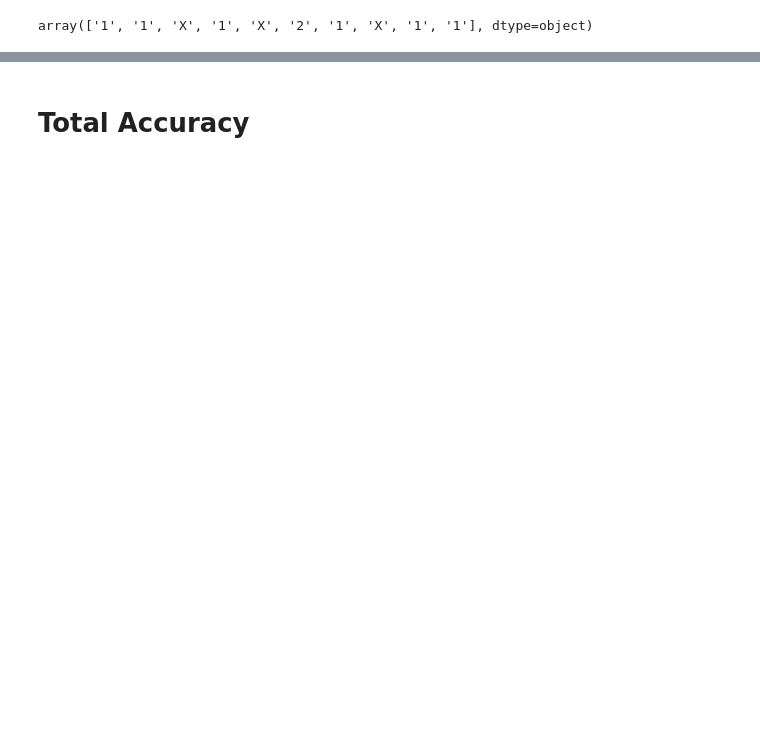
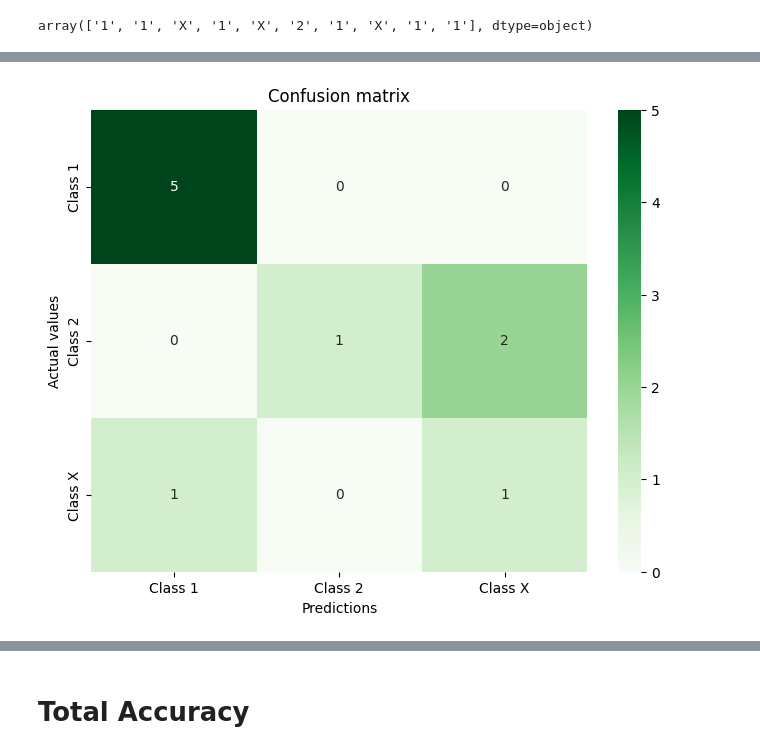
Before and after one commit to mariajinxue/la-quiniela, a Jupyter notebook: analysis/ModelAnalysis2.ipynb, the cells around one changed output, grey strips where cells are left out. Saved outputs shown, nothing was run; the diff lists cells and outputs as text; code cells hidden in the pictures; blank space fills up the shorter version.

```diff
--- a/analysis/ModelAnalysis2.ipynb
+++ b/analysis/ModelAnalysis2.ipynb
@@ -144,23 +146,23 @@ def merge_and_clean_visitor(df, df_teams):
 Finally, the last two functions create the dataframes we need to train and test our model.
 # %%
 def df_train(seasons):
-    df_teams = load_historical_data_clasification(seasons)
-    df_games = load_historical_data_laliga(seasons)
-    df_teams.dropna(subset="rank", inplace=True)
-    df_games = add_result(df_games)
+    classification = load_historical_data_classification(seasons)
+    matches = load_historical_data_laliga(seasons)
+    classification.dropna(subset="rank", inplace=True)
+    matches = add_result(matches)
 
-    df_train = merge_and_clean_home(df_games, df_teams)
-    df_train = merge_and_clean_visitor(df_train, df_teams)
+    df_train = merge_and_clean_home(matches, classification)
+    df_train = merge_and_clean_visitor(df_train, classification)
     return df_train
 # %%
 def df_test(season, division, matchday):
-    df_teams = load_matchday_clasification(season, division, matchday)
-    df_games =load_matchday_laliga(season, division, matchday)
-    df_teams.dropna(subset="rank", inplace=True)
-    df_games = add_result(df_games)
+    classification = load_matchday_classification(season, division, matchday)
+    matches =load_matchday_laliga(season, division, matchday)
+    classification.dropna(subset="rank", inplace=True)
+    matches = add_result(matches)
 
-    df_test = merge_and_clean_home(df_games,df_teams)
-    df_test = merge_and_clean_visitor(df_test, df_teams)
+    df_test = merge_and_clean_home(matches,classification)
+    df_test = merge_and_clean_visitor(df_test, classification)
     return df_test
 # %% [markdown]
 # Random Forest Classifier
@@ -211,7 +213,7 @@ rf_classifier = RandomForestClassifier()
 
 param_grid = {
     'n_estimators': [50, 100, 150],
-    'max_depth': [None, 10],
+    'max_depth': [10, 15, 20],
     'min_samples_split': [2, 5],
     'min_samples_leaf': [1, 2]
 }
@@ -271,0 +271,13 @@ Classification Report:
+# %%
+confusion_mat = confusion_matrix(y_test, y_pred)
+# plot the confusion matrix
+plt.figure(figsize=(8, 6))
+sns.heatmap(confusion_mat, annot=True, fmt='d', cmap='Greens',
+            xticklabels=['Class 1', 'Class 2', 'Class X'],
+            yticklabels=['Class 1', 'Class 2', 'Class X'])
+plt.xlabel('Predictions')
+plt.ylabel('Actual values')
+plt.title('Confusion matrix')
+plt.show()
+# %% [output]
+[figure, added]
```
Also changed, not shown: parts of 28 cells of this notebook.
